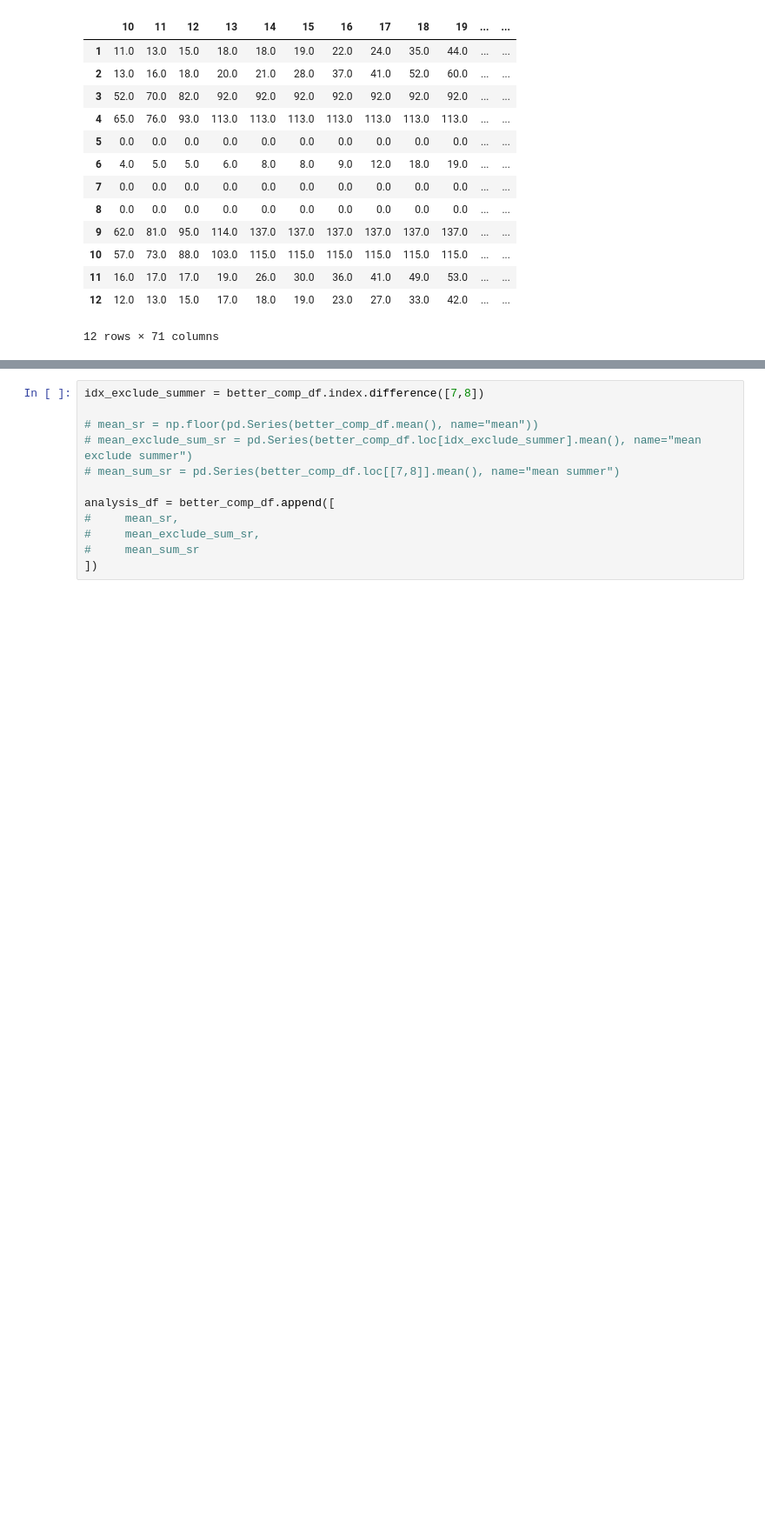
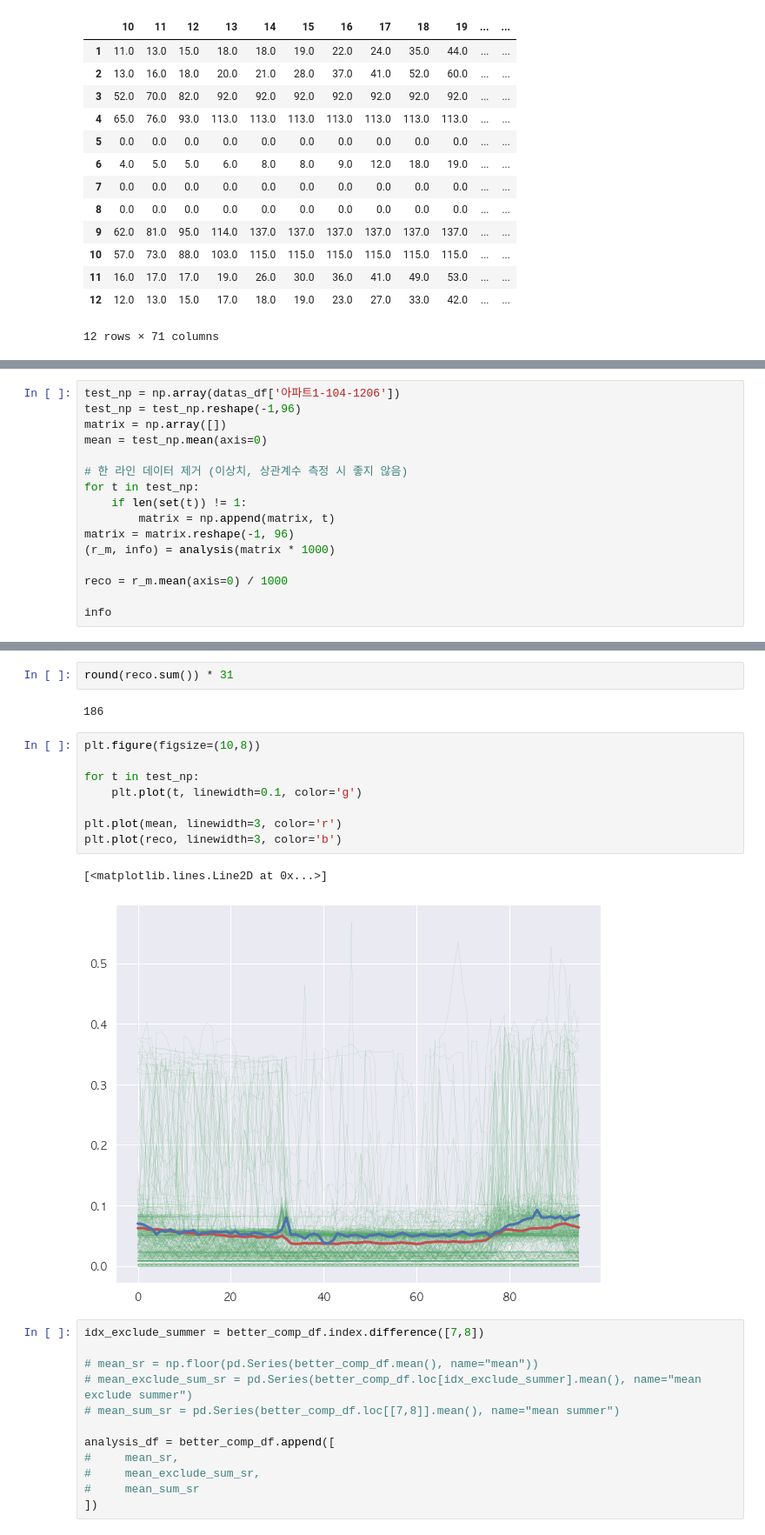
Before and after one commit to formegusto/contract-recommendation-system, a Jupyter notebook: pre-research/kepco-calc/recommend system prototype.ipynb, the cells around one changed output, grey strips where cells are left out. Shown: that part at 87% size. Cells and saved outputs as stored; diff of their text form; blank space fills up the shorter version.

```diff
--- a/pre-research/kepco-calc/recommend system prototype.ipynb
+++ b/pre-research/kepco-calc/recommend system prototype.ipynb
@@ -477,0 +734,16 @@ better_comp_df
+# %%
+test_np = np.array(datas_df['아파트1-104-1206'])
+test_np = test_np.reshape(-1,96)
+matrix = np.array([])
+mean = test_np.mean(axis=0)
+
+# 한 라인 데이터 제거 (이상치, 상관계수 측정 시 좋지 않음)
+for t in test_np:
+    if len(set(t)) != 1:
+        matrix = np.append(matrix, t)
+matrix = matrix.reshape(-1, 96)
+(r_m, info) = analysis(matrix * 1000)
+
+reco = r_m.mean(axis=0) / 1000
+
+info
@@ -478,3 +760,18 @@ better_comp_df
+# %%
+round(reco.sum()) * 31
+# %% [output]
+186
+# %%
+plt.figure(figsize=(10,8))
+
+for t in test_np:
+    plt.plot(t, linewidth=0.1, color='g')
+
+plt.plot(mean, linewidth=3, color='r')
+plt.plot(reco, linewidth=3, color='b')
+# %% [output]
+[<matplotlib.lines.Line2D at 0x...>]
+[figure, added]
 # %%
 idx_exclude_summer = better_comp_df.index.difference([7,8])
 
```
Also changed, not shown: parts of 6 cells of this notebook, 30 other files.
